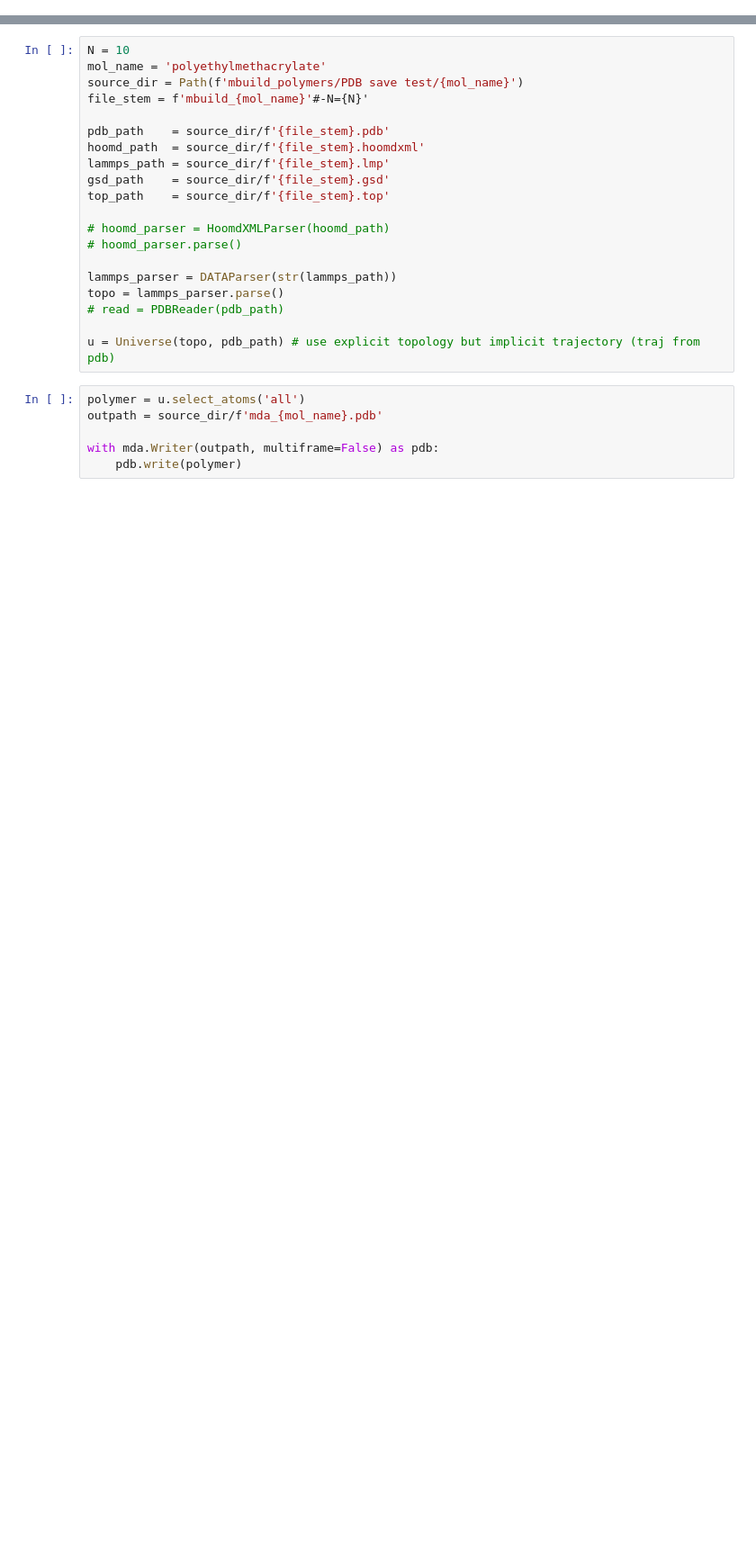
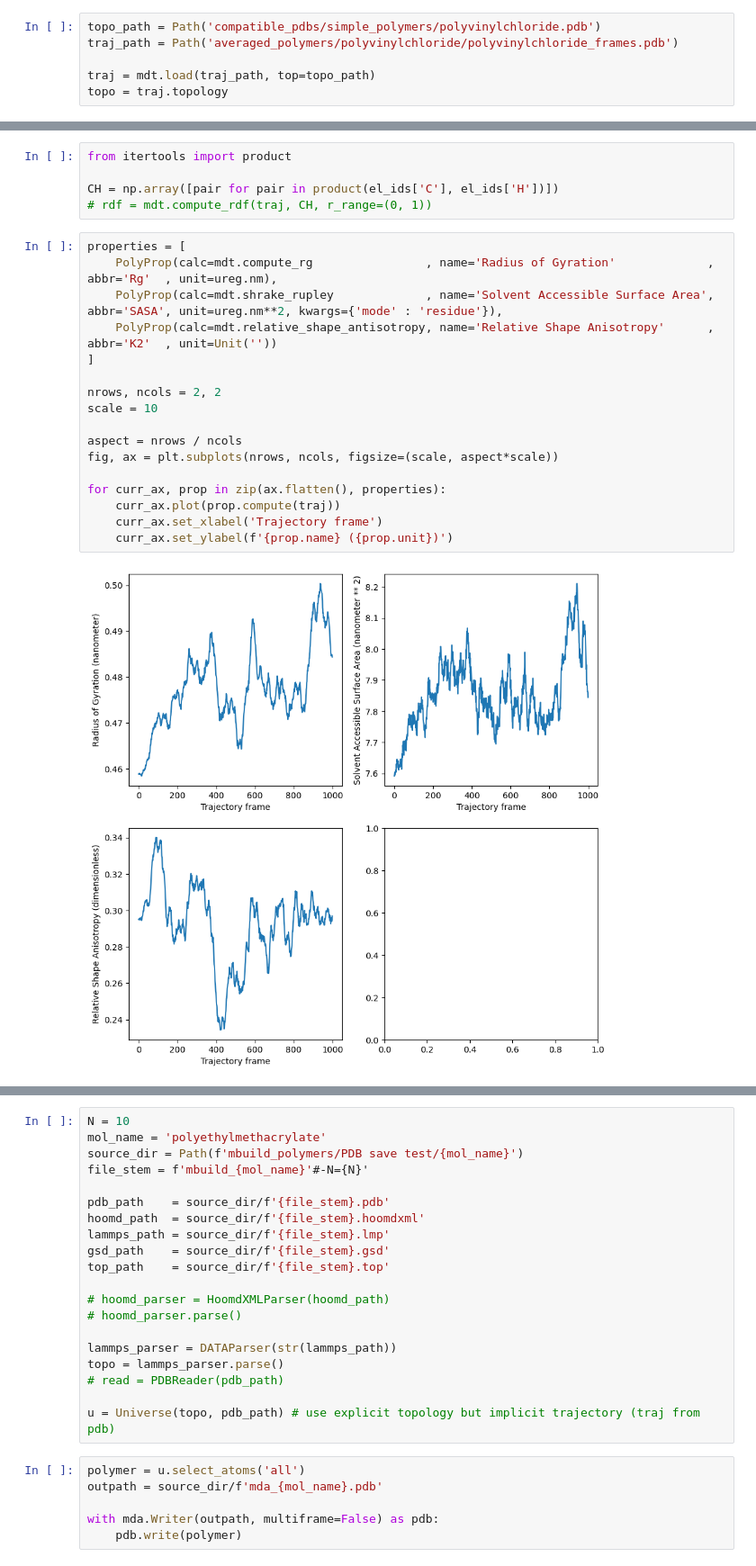
Before and after one commit to openforcefield/polymer_examples, a Jupyter notebook: mdanalysis_scripts.ipynb, the cells around one changed output, grey strips where cells are left out. Shown: that part at 90% size. Drawn from its saved outputs; the diff is of its cells as text; blank space fills up the shorter version.

```diff
--- a/mdanalysis_scripts.ipynb
+++ b/mdanalysis_scripts.ipynb
@@ -11,0 +41,6 @@ from MDAnalysis.topology.TOPParser import TOPParser
+# %%
+topo_path = Path('compatible_pdbs/simple_polymers/polyvinylchloride.pdb')
+traj_path = Path('averaged_polymers/polyvinylchloride/polyvinylchloride_frames.pdb')
+
+traj = mdt.load(traj_path, top=topo_path)
+topo = traj.topology
@@ -12 +95,25 @@ from MDAnalysis.topology.TOPParser import TOPParser
+# %%
+from itertools import product
+
+CH = np.array([pair for pair in product(el_ids['C'], el_ids['H'])])
+# rdf = mdt.compute_rdf(traj, CH, r_range=(0, 1))
+# %%
+properties = [
+    PolyProp(calc=mdt.compute_rg                , name='Radius of Gyration'             , abbr='Rg'  , unit=ureg.nm),
+    PolyProp(calc=mdt.shrake_rupley             , name='Solvent Accessible Surface Area', abbr='SASA', unit=ureg.nm**2, kwargs={'mode' : 'residue'}),
+    PolyProp(calc=mdt.relative_shape_antisotropy, name='Relative Shape Anisotropy'      , abbr='K2'  , unit=Unit(''))
+]
+
+nrows, ncols = 2, 2
+scale = 10
+
+aspect = nrows / ncols
+fig, ax = plt.subplots(nrows, ncols, figsize=(scale, aspect*scale))
+
+for curr_ax, prop in zip(ax.flatten(), properties):
+    curr_ax.plot(prop.compute(traj))
+    curr_ax.set_xlabel('Trajectory frame')
+    curr_ax.set_ylabel(f'{prop.name} ({prop.unit})')
+# %% [output]
+[figure, added]
 # %% [markdown]
```
Also changed, not shown: parts of 10 cells of this notebook, 2 other files.
